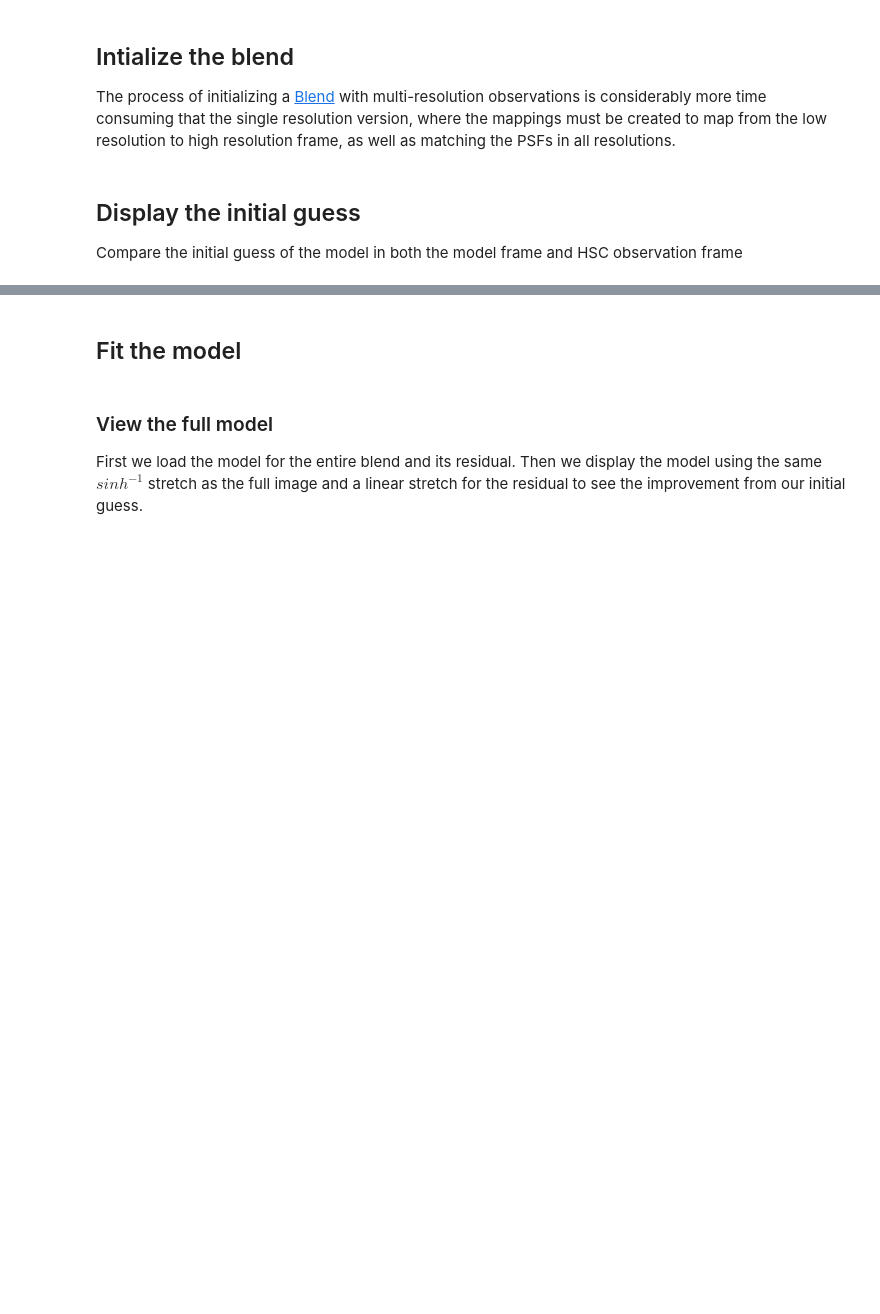
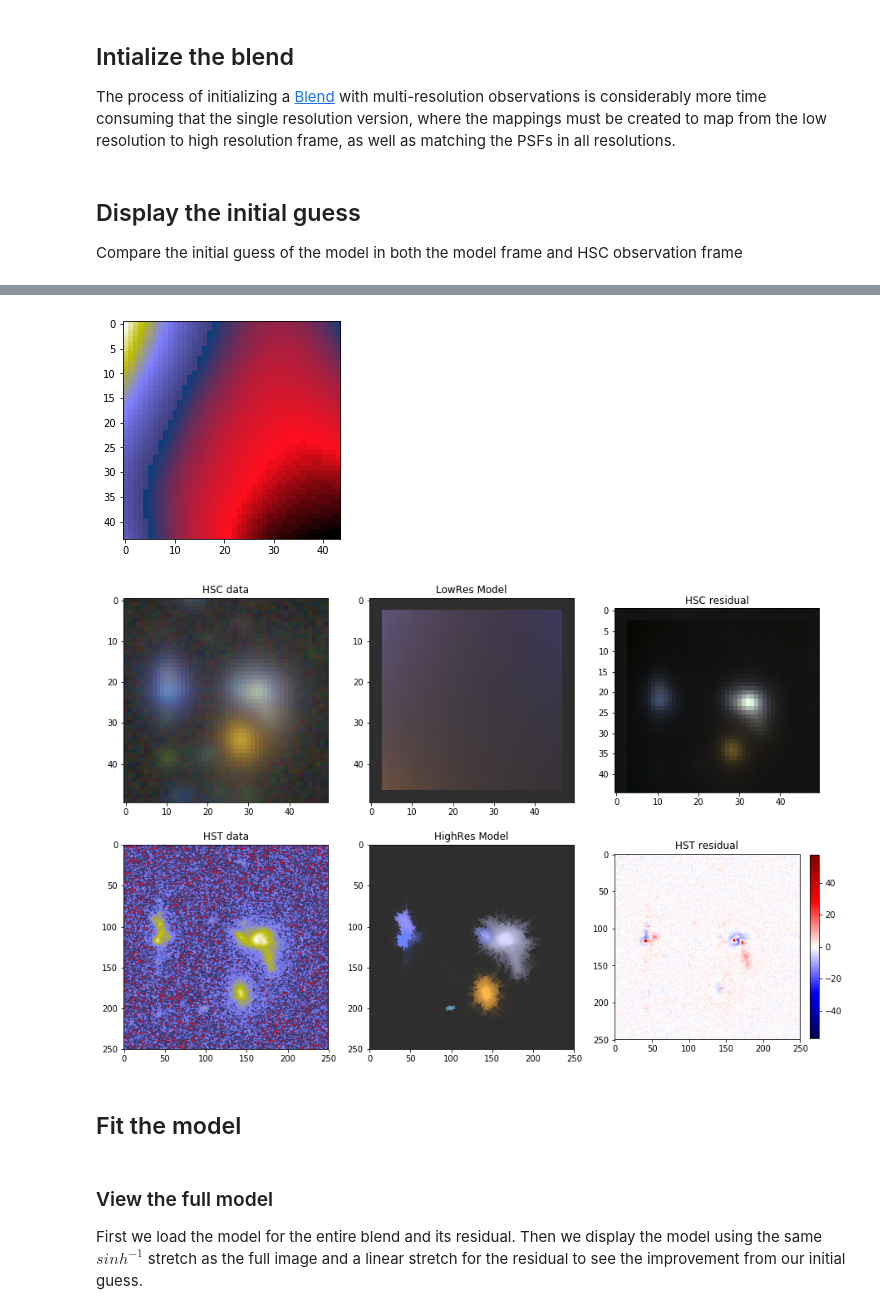
Before and after one commit to pmelchior/scarlet, a Jupyter notebook: docs/tutorials/multiresolution.ipynb, the cells around one changed output, grey strips where cells are left out. Cells and saved outputs as stored; diff of their text form; code cells hidden in the pictures; blank space fills up the shorter version.

```diff
--- a/docs/tutorials/multiresolution.ipynb
+++ b/docs/tutorials/multiresolution.ipynb
@@ -62,7 +62,7 @@ r, N1, N2 = data_hsc.shape
 # %% [markdown]
 Next we have to create a source catalog for the images. Since HST is higher resolution and prone to less blending, we use it for detection but we also run detection on the HSC image to calculate the background RMS:
 # %%
-def makeCatalog(img, lvl = 3):
+def makeCatalog(img, lvl = 4):
     if np.size(img.shape) == 3:
         detect = img.mean(axis=0) # simple average for detection
     else:
@@ -76,8 +76,8 @@ def makeCatalog(img, lvl = 3):
         bg_rms =  sep.Background(detect).globalrms
     return catalog, bg_rms
 
-catalog_hst, bg_rms_hst = makeCatalog(data_hst, 3)
-catalog_hsc, bg_rms_hsc = makeCatalog(data_hsc, 5)
+catalog_hst, bg_rms_hst = makeCatalog(data_hst, 4)
+catalog_hsc, bg_rms_hsc = makeCatalog(data_hsc, 4)
 # %% [markdown]
 Finally we can visualize both the multiband HSC and single band HST images in their native resolutions:
 # %%
@@ -147,7 +158,10 @@ Compare the initial guess of the model in both the model frame and HSC observati
 
 model = blend.get_model()
 
-%time model_lr = obs_hsc.render(model)
+%time obs_hsc.render(model)
+plt.imshow(obs_hsc._render(model)[1])
+plt.show()
+model_lr = obs_hsc.render(model)
 init_rgb = scarlet.display.img_to_rgb(model[:-1], norm=hsc_norm)
 init_rgb_lr = scarlet.display.img_to_rgb(model_lr, norm=hsc_norm)
 residual_lr = data_hsc - model_lr
@@ -179,3 +193,4 @@ plt.subplot(234)
 plt.imshow(hst_img)
 plt.title('HST data')
 plt.show()
+# %% [output]
@@ -182,3 +199,5 @@ plt.show()
+[figure, added]
+[figure, added]
 # %% [markdown]
 ## Fit the model
 # %%
```
Also changed, not shown: parts of 4 cells of this notebook, 1 other file.
